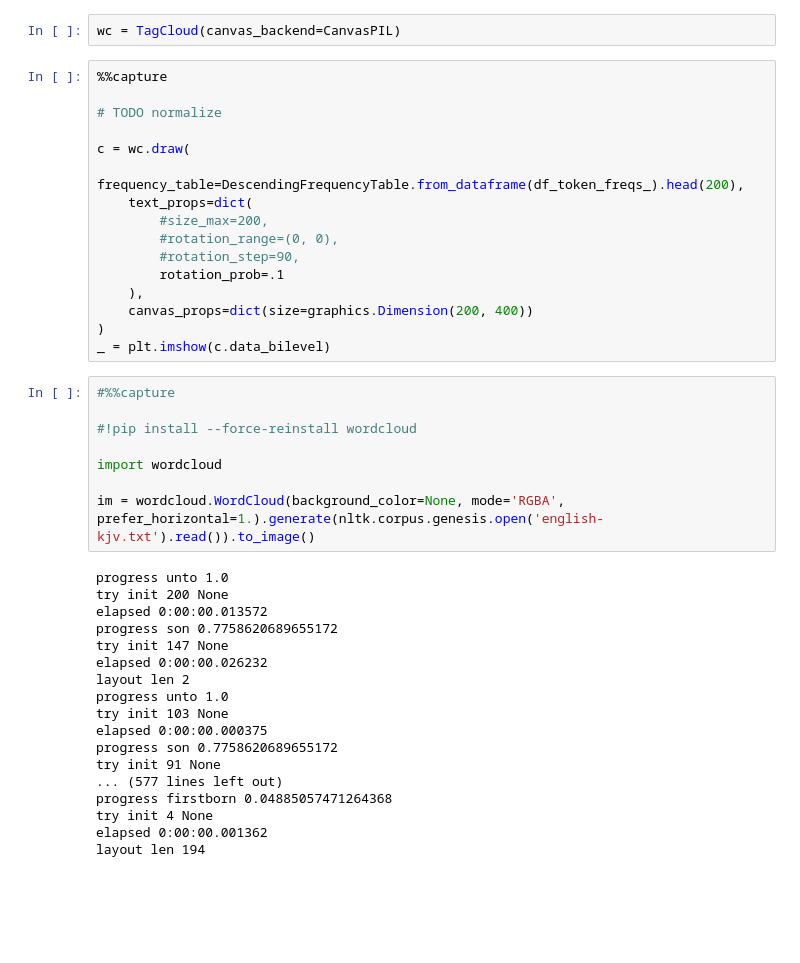
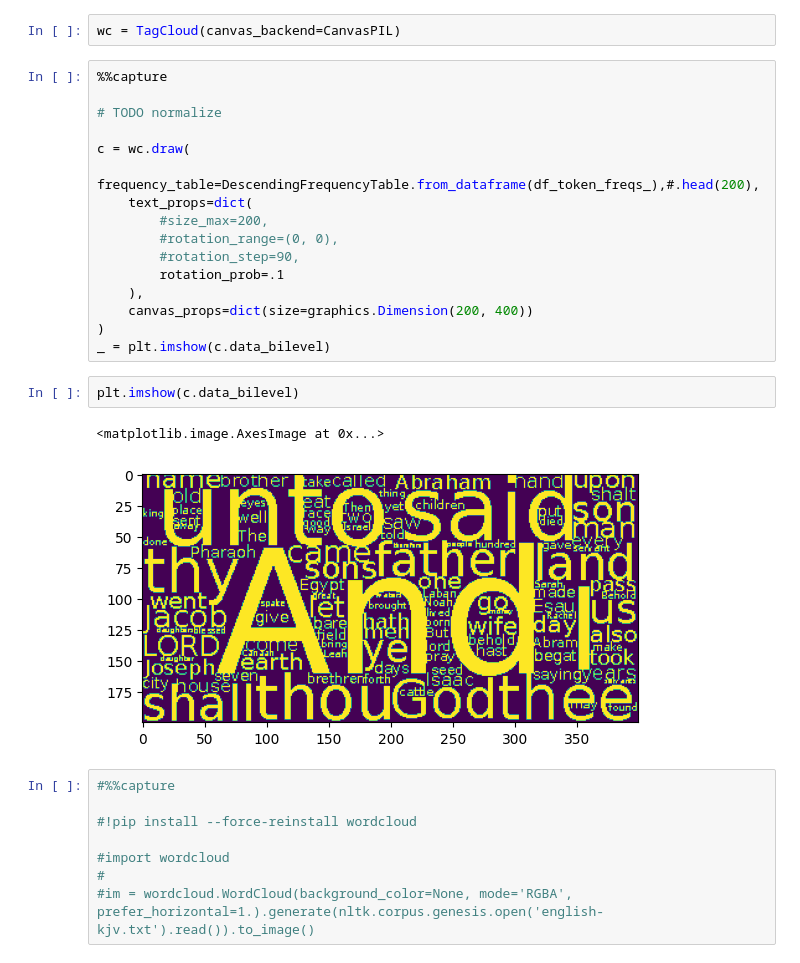
Before and after one commit to oakaigh/python-tagcloud, a Jupyter notebook: examples/nltk_corpus.ipynb, the cells around one changed output. Drawn from its saved outputs; the diff is of its cells as text; blank space fills up the shorter version.

```diff
--- a/examples/nltk_corpus.ipynb
+++ b/examples/nltk_corpus.ipynb
@@ -51,7 +51,7 @@ wc = TagCloud(canvas_backend=CanvasPIL)
 # TODO normalize
 
 c = wc.draw(
-    frequency_table=DescendingFrequencyTable.from_dataframe(df_token_freqs_).head(200),
+    frequency_table=DescendingFrequencyTable.from_dataframe(df_token_freqs_),#.head(200),
     text_props=dict(
         #size_max=200,
         #rotation_range=(0, 0),
@@ -61,32 +61,19 @@ c = wc.draw(
     canvas_props=dict(size=graphics.Dimension(200, 400))
 )
 _ = plt.imshow(c.data_bilevel)
+# %%
+plt.imshow(c.data_bilevel)
+# %% [output]
+<matplotlib.image.AxesImage at 0x...>
+[figure, added]
 # %%
 #%%capture
 
 #!pip install --force-reinstall wordcloud
 
-import wordcloud
-
-im = wordcloud.WordCloud(background_color=None, mode='RGBA', prefer_horizontal=1.).generate(nltk.corpus.genesis.open('english-kjv.txt').read()).to_image()
+#import wordcloud
+#
+#im = wordcloud.WordCloud(background_color=None, mode='RGBA', prefer_horizontal=1.).generate(nltk.corpus.genesis.open('english-kjv.txt').read()).to_image()
-# %% [output]
-progress unto 1.0
-try init 200 None
-elapsed 0:00:00.013572
-progress son 0.7758620689655172
-try init 147 None
-elapsed 0:00:00.026232
-layout len 2
-progress unto 1.0
-try init 103 None
-elapsed 0:00:00.000375
-progress son 0.7758620689655172
-try init 91 None
-... (577 lines left out)
-progress firstborn 0.04885057471264368
-try init 4 None
-elapsed 0:00:00.001362
-layout len 194
 # %%
 im
 # %% [output]
```
Also changed, not shown: parts of 3 cells of this notebook, 8 other files.
